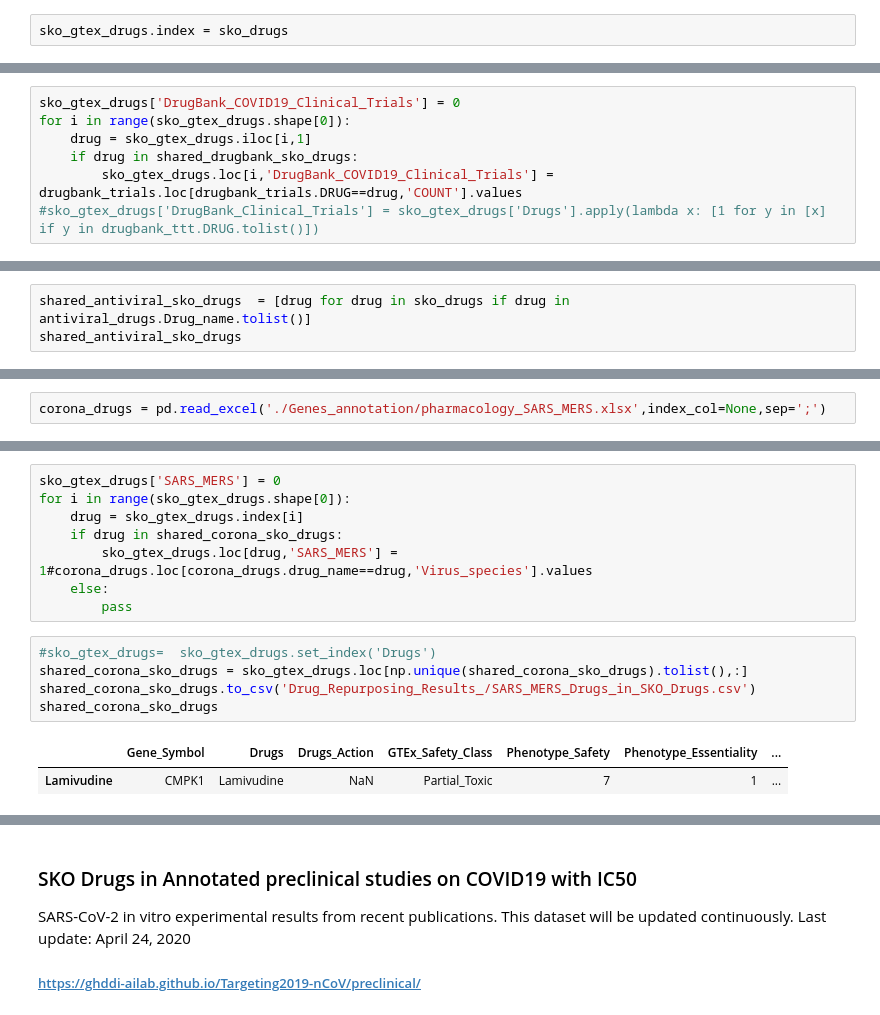
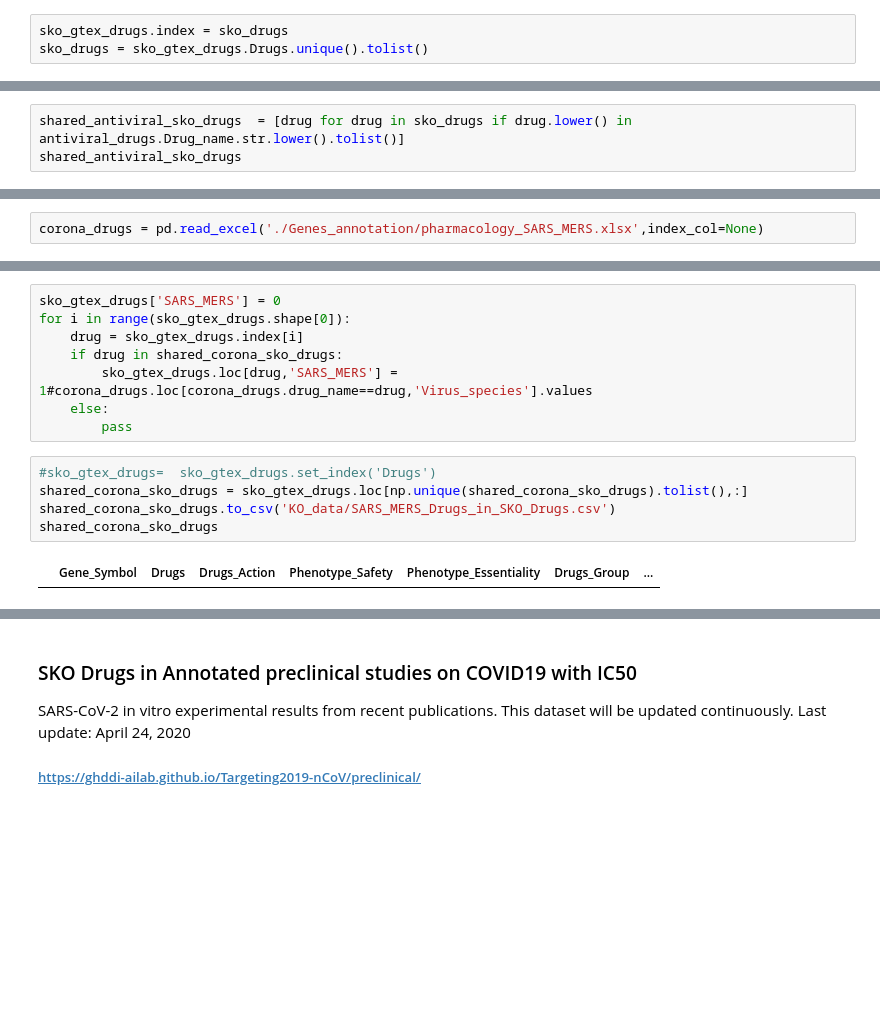
Before and after one commit to sysbiolux/DCcov, a Jupyter notebook: Essential_Gene_Annotation.ipynb, the cells around one changed output, grey strips where cells are left out. Cells and saved outputs as stored; diff of their text form; blank space fills up the shorter version.

```diff
--- a/Essential_Gene_Annotation.ipynb
+++ b/Essential_Gene_Annotation.ipynb
@@ -324,4 +298,5 @@ sko_gtex_drugs
 # %%
 sko_gtex_drugs.index = sko_drugs
+sko_drugs = sko_gtex_drugs.Drugs.unique().tolist()
 # %%
 shared_drugs_evidence = ferrdb_drug_df.loc[ferrdb_drug_df.Name.isin(shared_ferrdb_sko_drugs),:]
@@ -488,7 +462,0 @@ shared_drugbank_sko_drugs
-# %%
-sko_gtex_drugs['DrugBank_COVID19_Clinical_Trials'] = 0
-for i in range(sko_gtex_drugs.shape[0]):
-    drug = sko_gtex_drugs.iloc[i,1]
-    if drug in shared_drugbank_sko_drugs:
-        sko_gtex_drugs.loc[i,'DrugBank_COVID19_Clinical_Trials'] = drugbank_trials.loc[drugbank_trials.DRUG==drug,'COUNT'].values
-#sko_gtex_drugs['DrugBank_Clinical_Trials'] = sko_gtex_drugs['Drugs'].apply(lambda x: [1 for y in [x] if y in drugbank_ttt.DRUG.tolist()])
@@ -543,6 +487,6 @@ shared_antiviral_sko_drugs
 # %% [output]
 ['Valaciclovir', 'Zalcitabine', 'Cidofovir', 'Zidovudine']
 # %%
-shared_antiviral_sko_drugs  = [drug for drug in sko_drugs if drug in antiviral_drugs.Drug_name.tolist()]
+shared_antiviral_sko_drugs  = [drug for drug in sko_drugs if drug.lower() in antiviral_drugs.Drug_name.str.lower().tolist()]
 shared_antiviral_sko_drugs
 # %% [output]
@@ -577,4 +513,4 @@ shared_antiviral_sko_drugs
 A collection of 1101 in vitro and in vivo records for 256 small molecules and biologics related to SARS/MERS
 ##### https://ghddiai.oss-cn-zhangjiakou.aliyuncs.com/file/pharmacology_SARS_MERS.xlsx
 # %%
-corona_drugs = pd.read_excel('./Genes_annotation/pharmacology_SARS_MERS.xlsx',index_col=None,sep=';')
+corona_drugs = pd.read_excel('./Genes_annotation/pharmacology_SARS_MERS.xlsx',index_col=None)
@@ -601,11 +546,10 @@ for i in range(sko_gtex_drugs.shape[0]):
 # %%
 #sko_gtex_drugs=  sko_gtex_drugs.set_index('Drugs')
 shared_corona_sko_drugs = sko_gtex_drugs.loc[np.unique(shared_corona_sko_drugs).tolist(),:]
-shared_corona_sko_drugs.to_csv('Drug_Repurposing_Results_/SARS_MERS_Drugs_in_SKO_Drugs.csv')
+shared_corona_sko_drugs.to_csv('KO_data/SARS_MERS_Drugs_in_SKO_Drugs.csv')
 shared_corona_sko_drugs
 # %% [output]
-|  | Gene_Symbol | Drugs | Drugs_Action | GTEx_Safety_Class | Phenotype_Safety | Phenotype_Essentiality | ... |
-| Lamivudine | CMPK1 | Lamivudine | NaN | Partial_Toxic | 7 | 1 | ... |
+|  | Gene_Symbol | Drugs | Drugs_Action | Phenotype_Safety | Phenotype_Essentiality | Drugs_Group | ... |
 # %%
 sko_gtex_drugs.iloc[:,[0,-3,-2,-1]]
 # %% [output]
```
Also changed, not shown: parts of 35 cells of this notebook, 6 other files.
